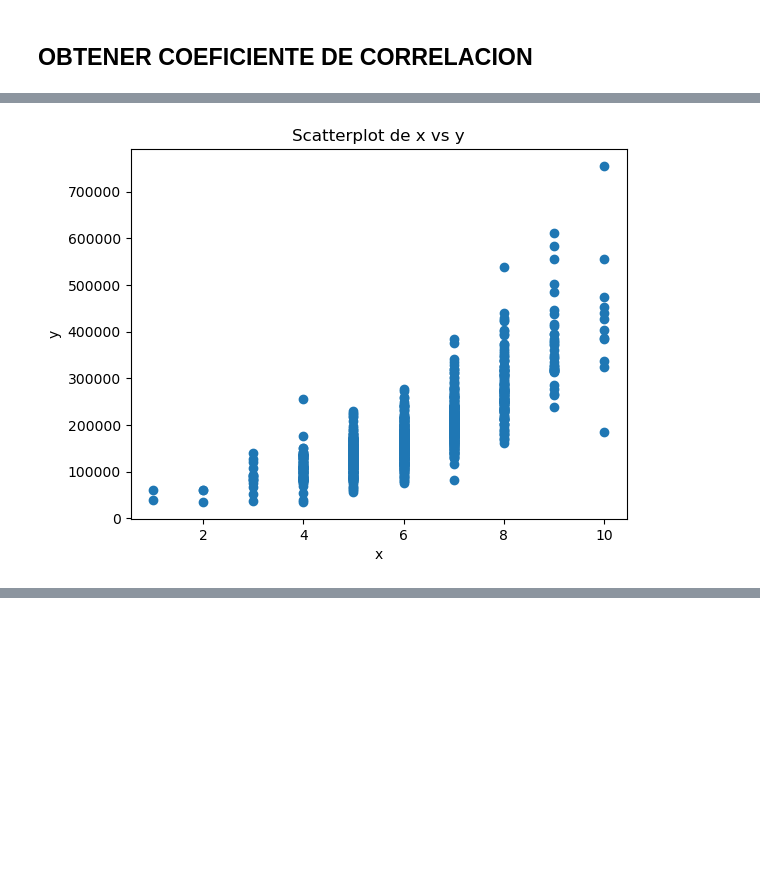
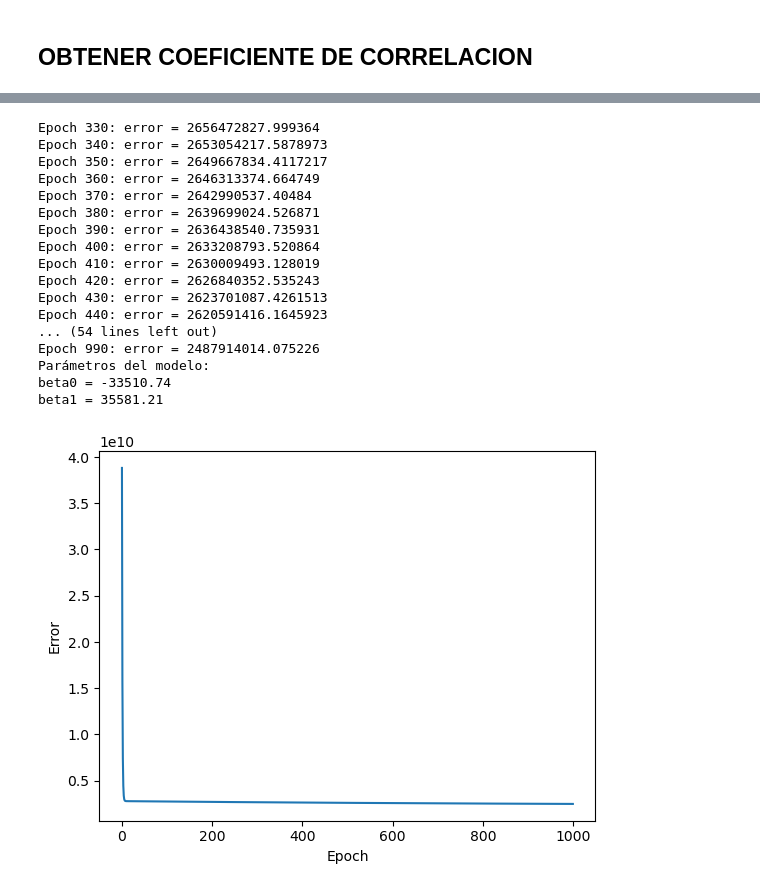
Before and after one commit to brandonfuentes97/proyecto_final_regresion, a Jupyter notebook: proyecto_regresion_cd.ipynb, the cells around one changed output, grey strips where cells are left out. Drawn from its saved outputs; the diff is of its cells as text; code cells hidden in the pictures; blank space fills up the shorter version.

```diff
--- a/proyecto_regresion_cd.ipynb
+++ b/proyecto_regresion_cd.ipynb
@@ -113,8 +176,49 @@ df_t.corr()
-# %%
-plt.scatter(df_t['OverallQual'], df_t['SalePrice'])
-plt.title('Scatterplot de x vs y')
-plt.xlabel('x')
-plt.ylabel('y')
-plt.show()
-# %% [output]
-[figure, removed]
+# %%
+def train_linear_regression(x, y, epochs, print_error_each, alpha):
+    # Crear matriz de características X
+    X = np.vstack([x, np.ones(len(x))]).T
+
+    # Inicializar parámetros del modelo
+    beta = np.zeros(2)
+
+    # Inicializar vector de errores
+    errors = np.zeros(epochs)
+
+    # Entrenar modelo por el número de epochs especificado
+    for epoch in range(epochs):
+        # Calcular predicción
+        y_pred = np.dot(X, beta)
+
+        # Calcular error
+        error = np.mean((y_pred - y)**2)
+
+        # Almacenar error
+        errors[epoch] = error
+
+        # Imprimir error cada print_error_each epochs
+        if epoch % print_error_each == 0:
+            print(f"Epoch {epoch}: error = {error}")
+
+        # Calcular gradientes
+        grad = np.mean((y_pred - y)[:, np.newaxis] * X, axis=0)
+
+        # Actualizar parámetros
+        beta -= alpha * grad
+
+    return beta, errors
+
+# Entrenar modelo con los datos de ejemplo
+beta, errors = train_linear_regression(df_t['OverallQual'], df_t['SalePrice'], epochs=1000, print_error_each=10, alpha=0.01)
+
+# Imprimir parámetros del modelo
+print("Parámetros del modelo:")
+print(f"beta0 = {beta[1]:.2f}")
+print(f"beta1 = {beta[0]:.2f}")
+
+# Graficar errores
+import matplotlib.pyplot as plt
+plt.plot(range(len(errors)), errors)
+plt.xlabel("Epoch")
+plt.ylabel("Error")
+plt.show()
+# %% [output]
@@ -120,0 +242,18 @@ plt.show()
+Epoch 330: error = 2656472827.999364
+Epoch 340: error = 2653054217.5878973
+Epoch 350: error = 2649667834.4117217
+Epoch 360: error = 2646313374.664749
+Epoch 370: error = 2642990537.40484
+Epoch 380: error = 2639699024.526871
+Epoch 390: error = 2636438540.735931
+Epoch 400: error = 2633208793.520864
+Epoch 410: error = 2630009493.128019
+Epoch 420: error = 2626840352.535243
+Epoch 430: error = 2623701087.4261513
+Epoch 440: error = 2620591416.1645923
+... (54 lines left out)
+Epoch 990: error = 2487914014.075226
+Parámetros del modelo:
+beta0 = -33510.74
+beta1 = 35581.21
+[figure, added]
```
Also changed, not shown: parts of 12 cells of this notebook.
